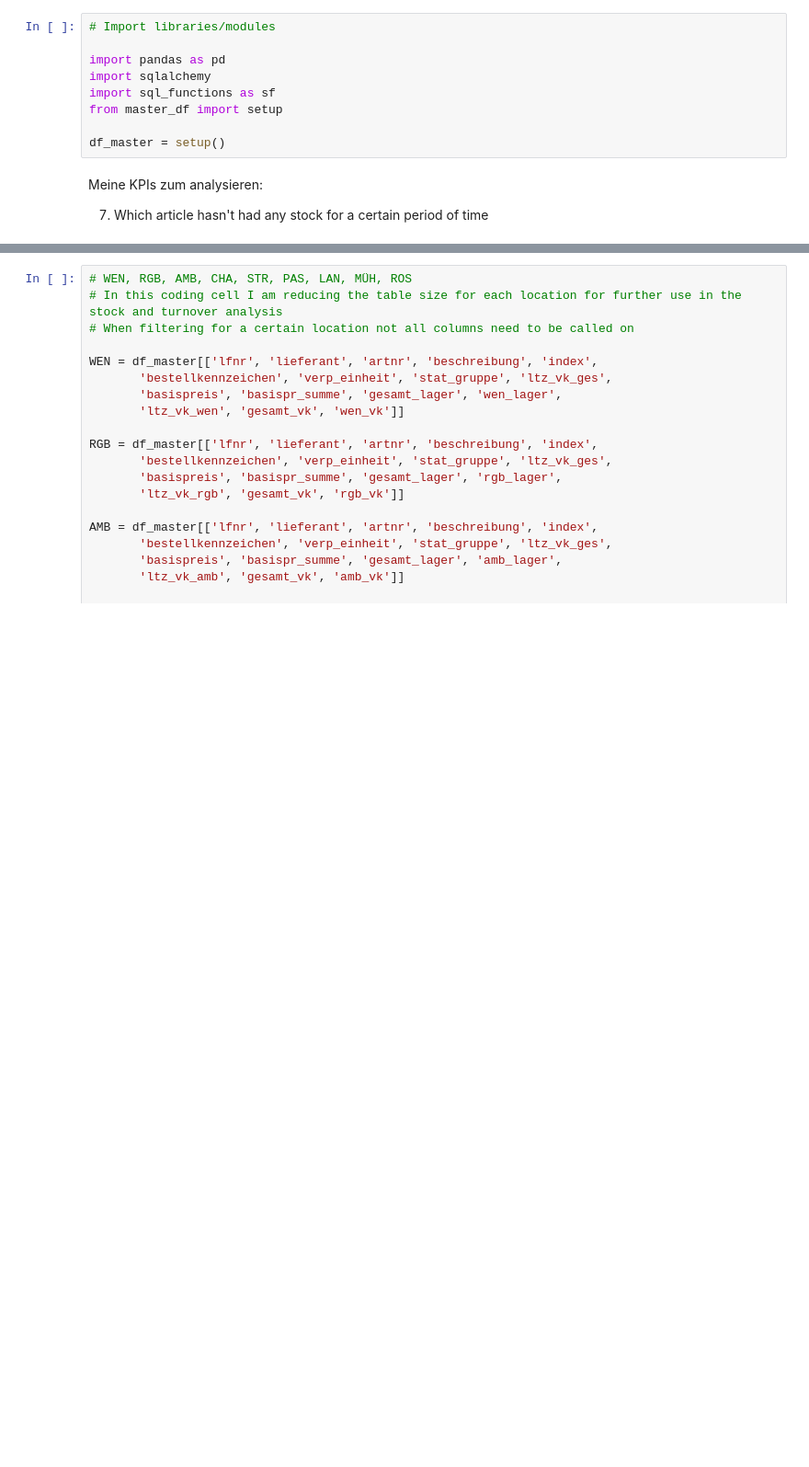
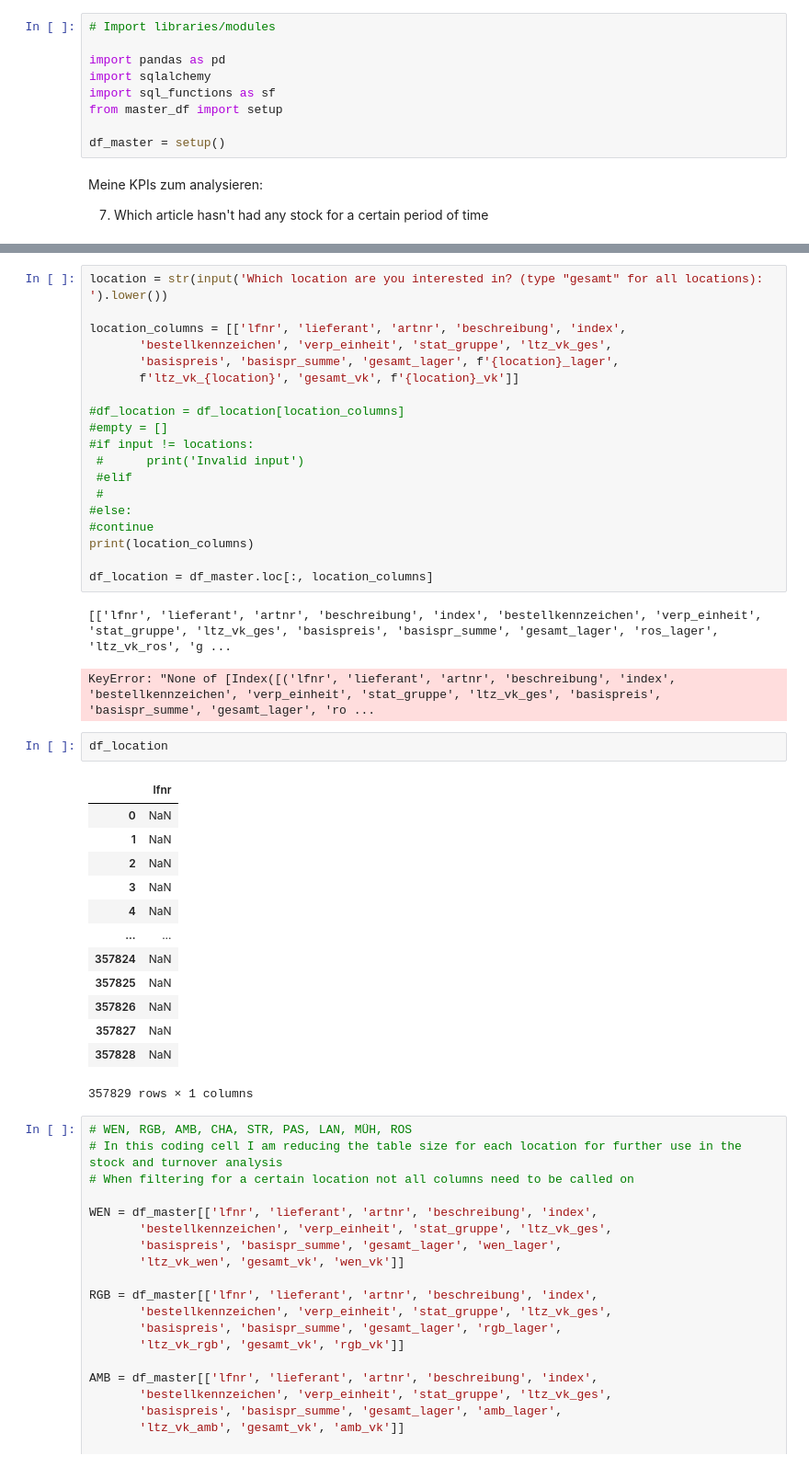
Before and after one commit to capstone-kueblbeck/capstone-kueblbeck, a Jupyter notebook: coding/gina_pn.ipynb, the cells around one changed output, grey strips where cells are left out. Shown at 92% size. Drawn from its saved outputs; the diff is of its cells as text; blank space fills up the shorter version.

```diff
--- a/coding/gina_pn.ipynb
+++ b/coding/gina_pn.ipynb
@@ -18,3 +50,41 @@ Meine KPIs zum analysieren:
+# %%
+location = str(input('Which location are you interested in? (type "gesamt" for all locations): ').lower())
+
+location_columns = [['lfnr', 'lieferant', 'artnr', 'beschreibung', 'index',
+       'bestellkennzeichen', 'verp_einheit', 'stat_gruppe', 'ltz_vk_ges',
+       'basispreis', 'basispr_summe', 'gesamt_lager', f'{location}_lager',
+       f'ltz_vk_{location}', 'gesamt_vk', f'{location}_vk']]
+
+#df_location = df_location[location_columns]
+#empty = []
+#if input != locations:
+ #      print('Invalid input')
+ #elif
+ #
+#else:
+#continue
+print(location_columns)
+
+df_location = df_master.loc[:, location_columns]
+# %% [output]
+[['lfnr', 'lieferant', 'artnr', 'beschreibung', 'index', 'bestellkennzeichen', 'verp_einheit', 'stat_gruppe', 'ltz_vk_ges', 'basispreis', 'basispr_summe', 'gesamt_lager', 'ros_lager', 'ltz_vk_ros', 'g ...
+KeyError: "None of [Index([('lfnr', 'lieferant', 'artnr', 'beschreibung', 'index', 'bestellkennzeichen', 'verp_einheit', 'stat_gruppe', 'ltz_vk_ges', 'basispreis', 'basispr_summe', 'gesamt_lager', 'ro ...
+# %%
+df_location
+# %% [output]
+|  | lfnr |
+| 0 | NaN |
+| 1 | NaN |
+| 2 | NaN |
+| 3 | NaN |
+| 4 | NaN |
+| ... | ... |
+| 357824 | NaN |
+| 357825 | NaN |
+| 357826 | NaN |
+| 357827 | NaN |
+| 357828 | NaN |
+357829 rows × 1 columns
 # %%
 # WEN, RGB, AMB, CHA, STR, PAS, LAN, MÜH, ROS
 # In this coding cell I am reducing the table size for each location for further use in the stock and turnover analysis
```
Also changed, not shown: parts of 2 cells of this notebook.
